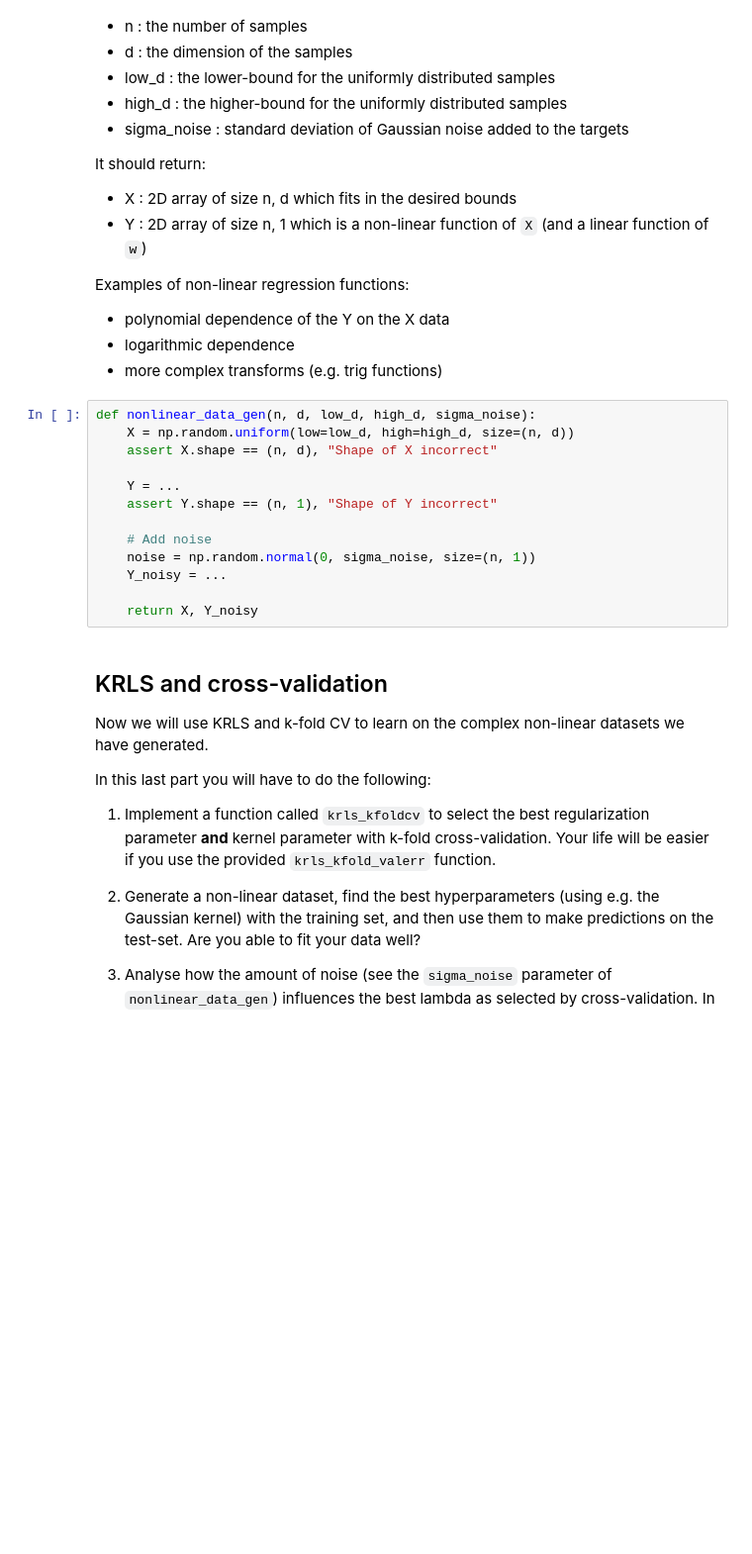
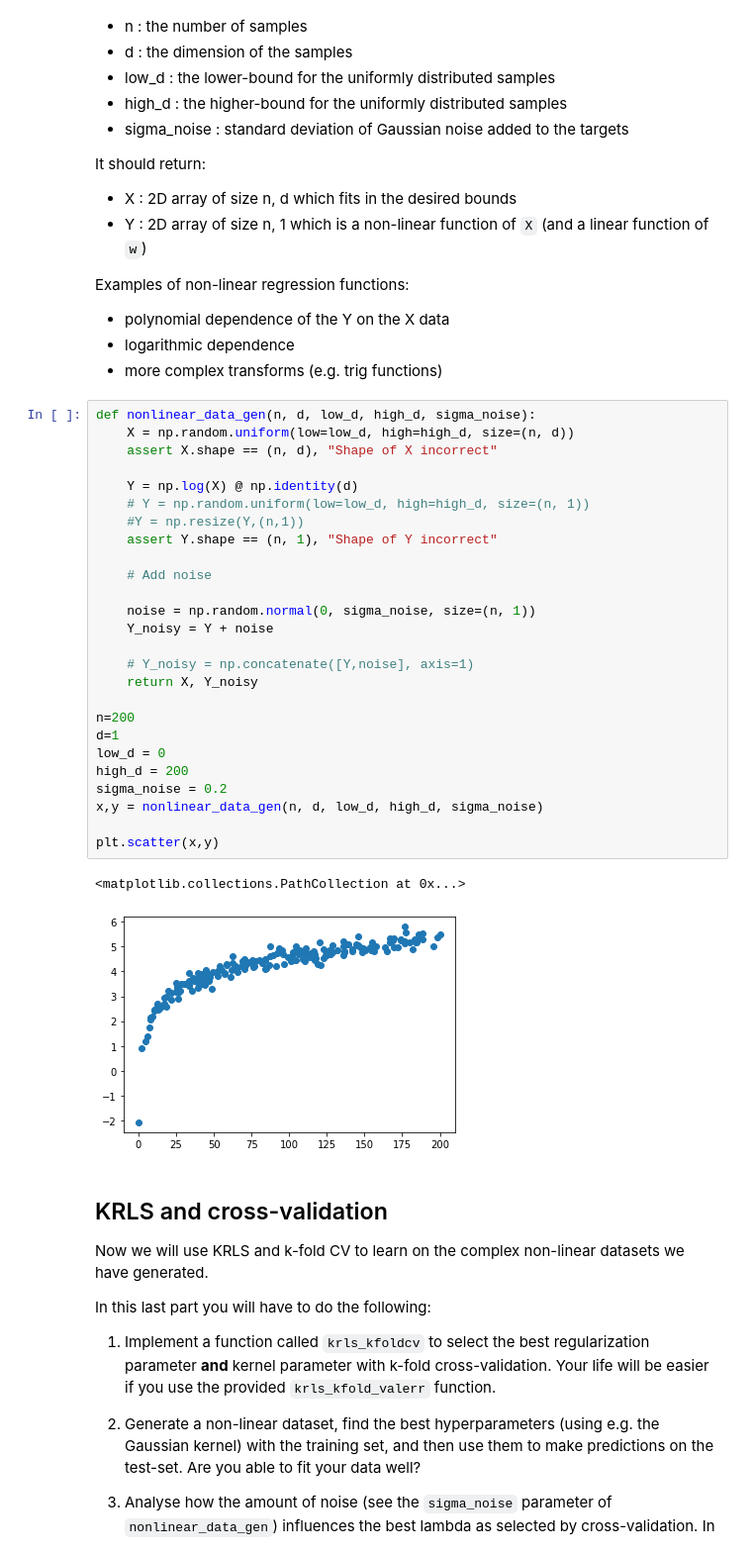
Before and after one commit to invzz/ML_LAB, a Jupyter notebook: Lab 5 - Kernel Regularized Least Squares.ipynb, the cells around one changed output. Shown at 99% size. Drawn from its saved outputs; the diff is of its cells as text; blank space fills up the shorter version.

```diff
--- a/Lab 5 - Kernel Regularized Least Squares.ipynb
+++ b/Lab 5 - Kernel Regularized Least Squares.ipynb
@@ -226,16 +250,32 @@ Examples of non-linear regression functions:
 # %%
 def nonlinear_data_gen(n, d, low_d, high_d, sigma_noise):
     X = np.random.uniform(low=low_d, high=high_d, size=(n, d))
     assert X.shape == (n, d), "Shape of X incorrect"
 
-    Y = ...
+    Y = np.log(X) @ np.identity(d)
+    # Y = np.random.uniform(low=low_d, high=high_d, size=(n, 1))
+    #Y = np.resize(Y,(n,1))
     assert Y.shape == (n, 1), "Shape of Y incorrect"
 
     # Add noise
+
     noise = np.random.normal(0, sigma_noise, size=(n, 1))
-    Y_noisy = ...
+    Y_noisy = Y + noise
 
+    # Y_noisy = np.concatenate([Y,noise], axis=1)
     return X, Y_noisy
+
+n=200
+d=1
+low_d = 0
+high_d = 200
+sigma_noise = 0.2
+x,y = nonlinear_data_gen(n, d, low_d, high_d, sigma_noise)
+
+plt.scatter(x,y)
+# %% [output]
+<matplotlib.collections.PathCollection at 0x...>
+[figure, added]
 # %% [markdown]
 ## KRLS and cross-validation
 Now we will use KRLS and k-fold CV to learn on the complex non-linear datasets we have generated.
```
Also changed, not shown: parts of 12 cells of this notebook.
